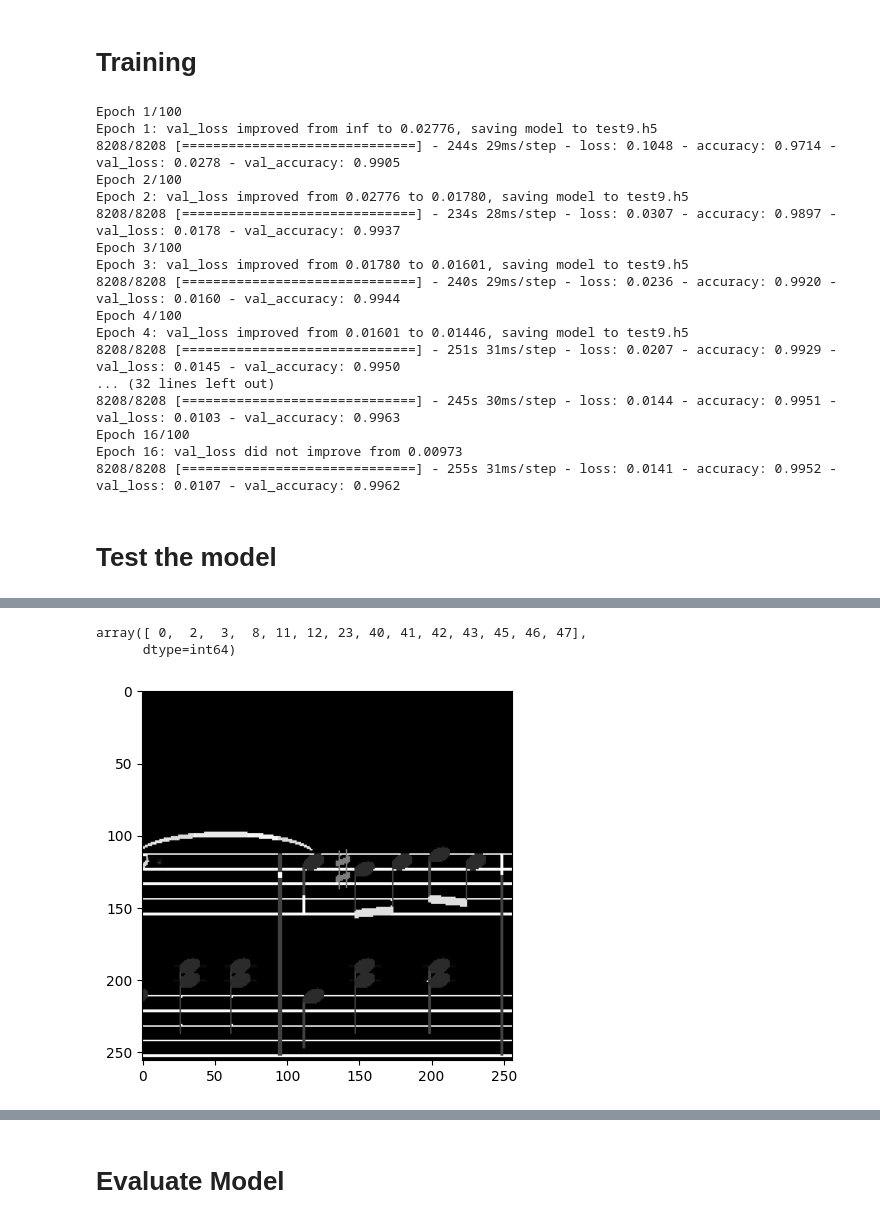
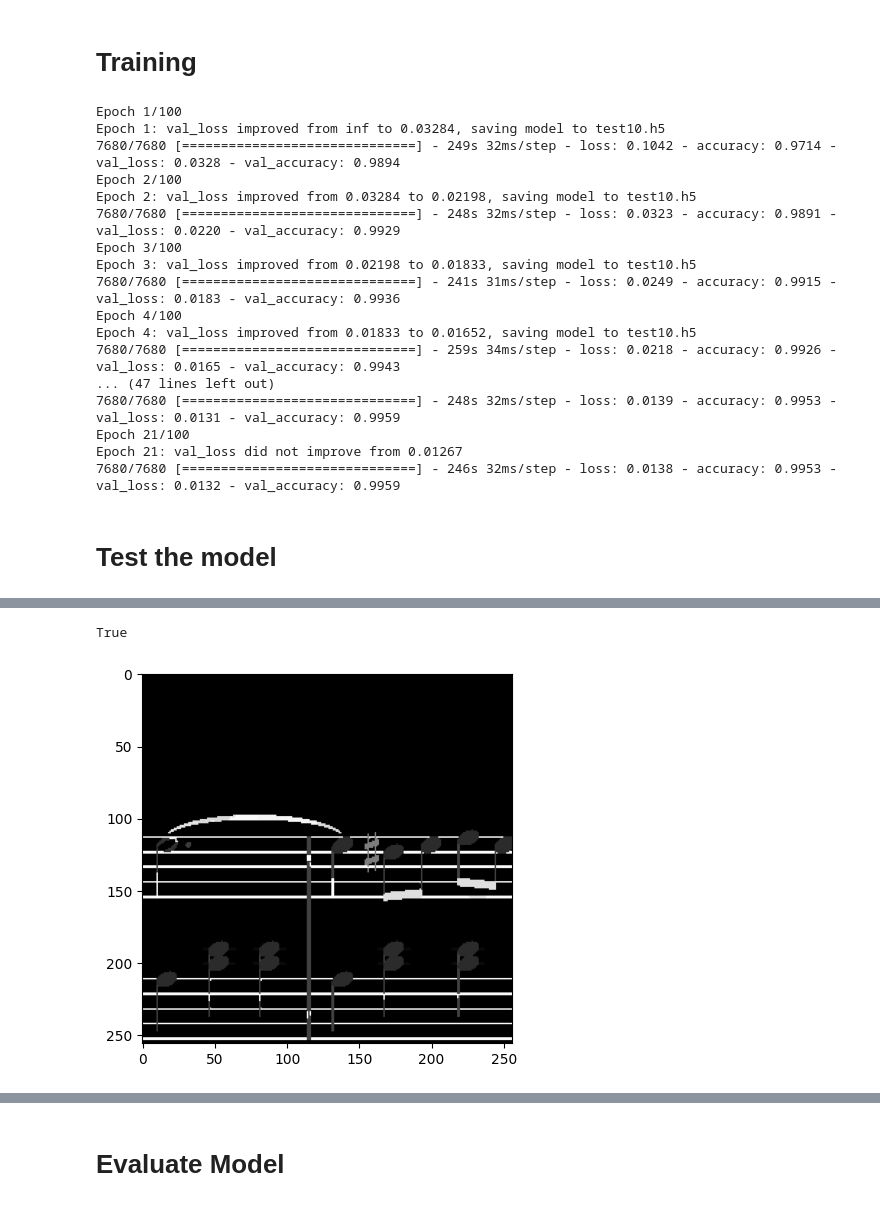
Before and after one commit to nudopnu/omr-unet, a Jupyter notebook: 04_train.ipynb, the cells around one changed output, grey strips where cells are left out. Saved outputs shown, nothing was run; the diff lists cells and outputs as text; code cells hidden in the pictures.

```diff
--- a/04_train.ipynb
+++ b/04_train.ipynb
@@ -167,13 +167,14 @@ x.shape, y.shape, y.dtype, x.dtype, train_x[:n_train][0]
 # %%
 import json
 
-MODEL_FILENAME = "test9.h5"
+MODEL_FILENAME = "test10.h5"
 # 4 only ideal, many iterations
 # 5 augmented
 # 6 augmented but not resized
 # 7 augmented resized, but with no noise
 # 8 correct augmented dataset
 # 9 fixed architecture
+# 10 stratified set
 
 callbacks = [
     tf.keras.callbacks.EarlyStopping(patience=3),
@@ -202,35 +203,36 @@ with open(history_filepath, 'w') as history_json_file:
     json.dump(history.history, history_json_file)
 # %% [output]
 Epoch 1/100
-Epoch 1: val_loss improved from inf to 0.02776, saving model to test9.h5
-8208/8208 [==============================] - 244s 29ms/step - loss: 0.1048 - accuracy: 0.9714 - val_loss: 0.0278 - val_accuracy: 0.9905
+Epoch 1: val_loss improved from inf to 0.03284, saving model to test10.h5
+7680/7680 [==============================] - 249s 32ms/step - loss: 0.1042 - accuracy: 0.9714 - val_loss: 0.0328 - val_accuracy: 0.9894
 Epoch 2/100
-Epoch 2: val_loss improved from 0.02776 to 0.01780, saving model to test9.h5
-8208/8208 [==============================] - 234s 28ms/step - loss: 0.0307 - accuracy: 0.9897 - val_loss: 0.0178 - val_accuracy: 0.9937
+Epoch 2: val_loss improved from 0.03284 to 0.02198, saving model to test10.h5
+7680/7680 [==============================] - 248s 32ms/step - loss: 0.0323 - accuracy: 0.9891 - val_loss: 0.0220 - val_accuracy: 0.9929
 Epoch 3/100
-Epoch 3: val_loss improved from 0.01780 to 0.01601, saving model to test9.h5
-8208/8208 [==============================] - 240s 29ms/step - loss: 0.0236 - accuracy: 0.9920 - val_loss: 0.0160 - val_accuracy: 0.9944
+Epoch 3: val_loss improved from 0.02198 to 0.01833, saving model to test10.h5
+7680/7680 [==============================] - 241s 31ms/step - loss: 0.0249 - accuracy: 0.9915 - val_loss: 0.0183 - val_accuracy: 0.9936
 Epoch 4/100
-Epoch 4: val_loss improved from 0.01601 to 0.01446, saving model to test9.h5
-8208/8208 [==============================] - 251s 31ms/step - loss: 0.0207 - accuracy: 0.9929 - val_loss: 0.0145 - val_accuracy: 0.9950
-... (32 lines left out)
-8208/8208 [==============================] - 245s 30ms/step - loss: 0.0144 - accuracy: 0.9951 - val_loss: 0.0103 - val_accuracy: 0.9963
-Epoch 16/100
-Epoch 16: val_loss did not improve from 0.00973
-8208/8208 [==============================] - 255s 31ms/step - loss: 0.0141 - accuracy: 0.9952 - val_loss: 0.0107 - val_accuracy: 0.9962
+Epoch 4: val_loss improved from 0.01833 to 0.01652, saving model to test10.h5
+7680/7680 [==============================] - 259s 34ms/step - loss: 0.0218 - accuracy: 0.9926 - val_loss: 0.0165 - val_accuracy: 0.9943
+... (47 lines left out)
+7680/7680 [==============================] - 248s 32ms/step - loss: 0.0139 - accuracy: 0.9953 - val_loss: 0.0131 - val_accuracy: 0.9959
+Epoch 21/100
+Epoch 21: val_loss did not improve from 0.01267
+7680/7680 [==============================] - 246s 32ms/step - loss: 0.0138 - accuracy: 0.9953 - val_loss: 0.0132 - val_accuracy: 0.9959
 # %% [markdown]
 # Test the model
 # %%
-model = tf.keras.models.load_model('test9.h5')
+model = tf.keras.models.load_model('test10.h5')
 
 img = cv2.imread("../../datasets/samples/sample_001.png", cv2.IMREAD_GRAYSCALE)
 img = np.array((img - np.mean(img)) / np.std(img)).astype(np.uint8)
 
-x, y = 200, 200
-pred = model.predict(img[None, x:x+256, y:y+256, None])[0]
+x, y = 180, 200
+pred = model.predict(img[None, y:y+256, x:x+256, None])[0]
 
 plt.imshow(np.argmax(pred, axis=2),cmap="gray")
 np.unique(np.argmax(pred, axis=2))
+cv2.imwrite("tmp.png", np.argmax(pred, axis=2))
 # plt.imshow(pred[..., 11])
 # np.mean(pred[..., 13])
 # %% [output]
@@ -238,3 +240,2 @@ np.unique(np.argmax(pred, axis=2))
-array([ 0,  2,  3,  8, 11, 12, 23, 40, 41, 42, 43, 45, 46, 47],
-      dtype=int64)
+True
-[figure, old version]
+[figure, new version]
```
Also changed, not shown: parts of 16 cells of this notebook, 4 other files.
